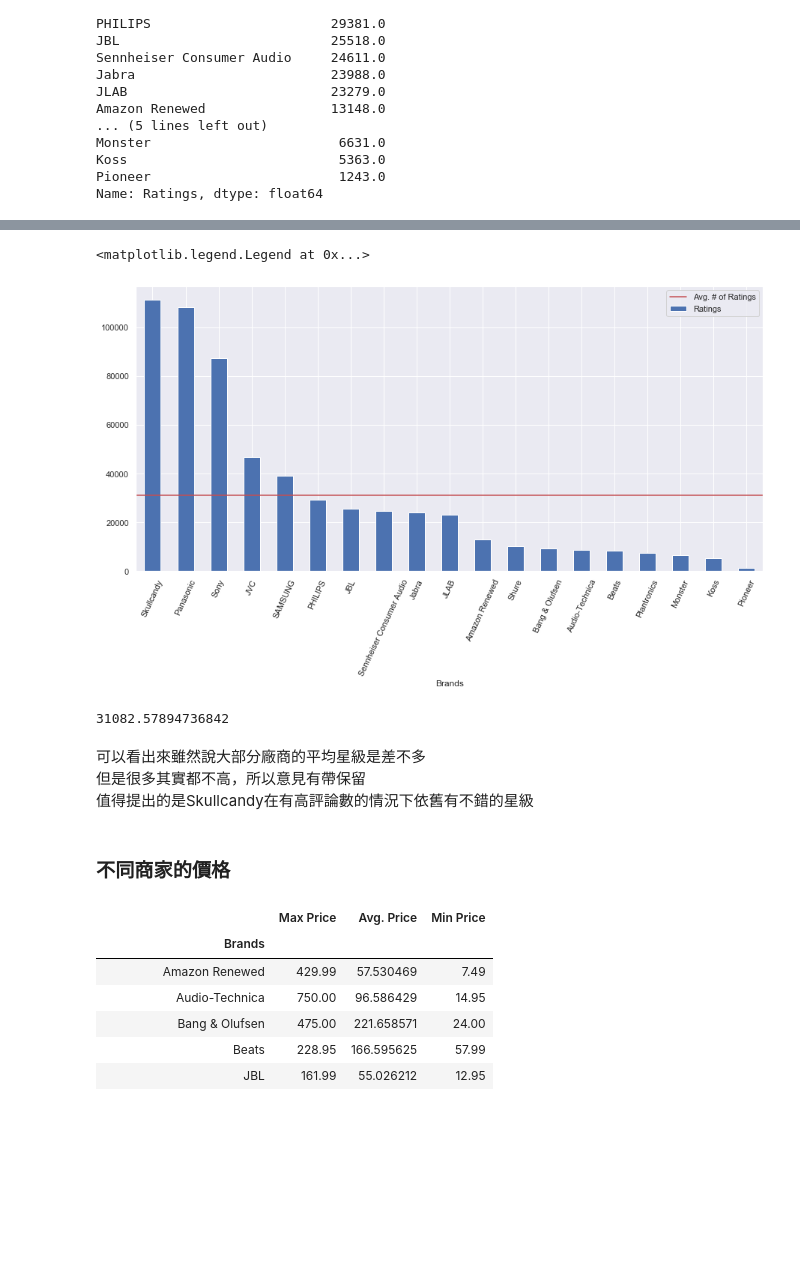
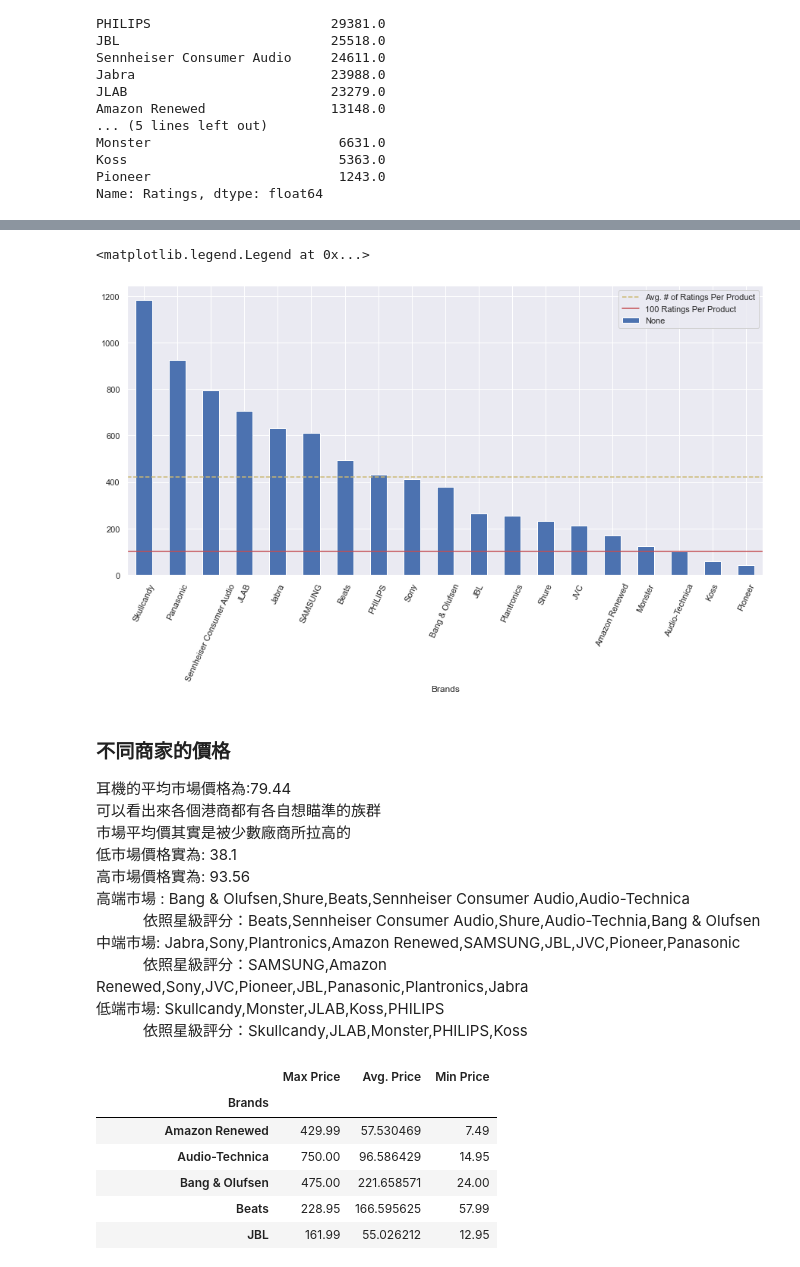
Before and after one commit to yhhsu0409/Amazon_Earbuds, a Jupyter notebook: Analysis/Analysis.ipynb, the cells around one changed output, grey strips where cells are left out. Saved outputs shown, nothing was run; the diff lists cells and outputs as text; code cells hidden in the pictures; blank space fills up the shorter version.

```diff
--- a/Analysis/Analysis.ipynb
+++ b/Analysis/Analysis.ipynb
@@ -115,6 +147,6 @@ brands_avg_stars[-1]-data['Stars'].mean()
 # %%
-brands_avg_ratings = data.groupby('Brands').Ratings.sum().sort_values(ascending=False)
-brands_avg_ratings
+brands_sum_ratings = data.groupby('Brands').Ratings.sum().sort_values(ascending=False)
+brands_sum_ratings
 # %% [output]
 Brands
 Skullcandy                   111355.0
@@ -133,3 +165,8 @@ Monster                        6631.0
 Koss                           5363.0
 Pioneer                        1243.0
 Name: Ratings, dtype: float64
+# %%
+#商家總評論數/商家商品數 = 平均每個產品有多少評論
+brands_products = data.groupby('Brands').Titles.count().sort_values(ascending=False)
+brands_ratings_perproduct = (brands_sum_ratings/ brands_products).sort_values(ascending=False)
+brands_ratings_perproduct
@@ -136,21 +191,25 @@ Name: Ratings, dtype: float64
 # %%
-brands_avg_ratings.plot(kind="bar", color='b',figsize=(15,7))
+brands_ratings_perproduct.plot(kind="bar", color='b',figsize=(15,7))
 plt.xticks(rotation=65)
-plt.axhline(brands_avg_ratings.mean(), label='Avg. # of Ratings',color='r')
+plt.axhline(brands_ratings_perproduct.mean(), label='Avg. # of Ratings Per Product',color='y',linestyle='--')
+plt.axhline(100, label='100 Ratings Per Product',color='r')
 plt.legend()
 # %% [output]
 <matplotlib.legend.Legend at 0x...>
-[figure, old version]
+[figure, new version]
-# %%
-brands_avg_ratings.mean()
-# %% [output]
-31082.57894736842
-# %% [markdown]
-可以看出來雖然說大部分廠商的平均星級是差不多<br>
-但是很多其實都不高，所以意見有帶保留<br>
-值得提出的是Skullcandy在有高評論數的情況下依舊有不錯的星級
-# %% [markdown]
-### 不同商家的價格
+# %% [markdown]
+### 不同商家的價格
+耳機的平均市場價格為:79.44<br>
+可以看出來各個港商都有各自想瞄準的族群<br>
+市場平均價其實是被少數廠商所拉高的<br>
+低市場價格實為: 38.1<br>
+高市場價格實為: 93.56<br>
+高端市場 : Bang & Olufsen,Shure,Beats,Sennheiser Consumer Audio,Audio-Technica<br>
+    &ensp; &ensp; &ensp; &ensp; 依照星級評分：Beats,Sennheiser Consumer Audio,Shure,Audio-Technia,Bang & Olufsen<br>
+中端市場: Jabra,Sony,Plantronics,Amazon Renewed,SAMSUNG,JBL,JVC,Pioneer,Panasonic<br>
+    &ensp; &ensp; &ensp; &ensp;    依照星級評分：SAMSUNG,Amazon Renewed,Sony,JVC,Pioneer,JBL,Panasonic,Plantronics,Jabra<br>
+低端市場: Skullcandy,Monster,JLAB,Koss,PHILIPS<br>
+    &ensp; &ensp; &ensp; &ensp;    依照星級評分：Skullcandy,JLAB,Monster,PHILIPS,Koss
 # %%
 price_max = data.groupby('Brands').Prices.max()
 price_mean = data.groupby('Brands').Prices.mean()
```
Also changed, not shown: parts of 28 cells of this notebook, 1 other file.
